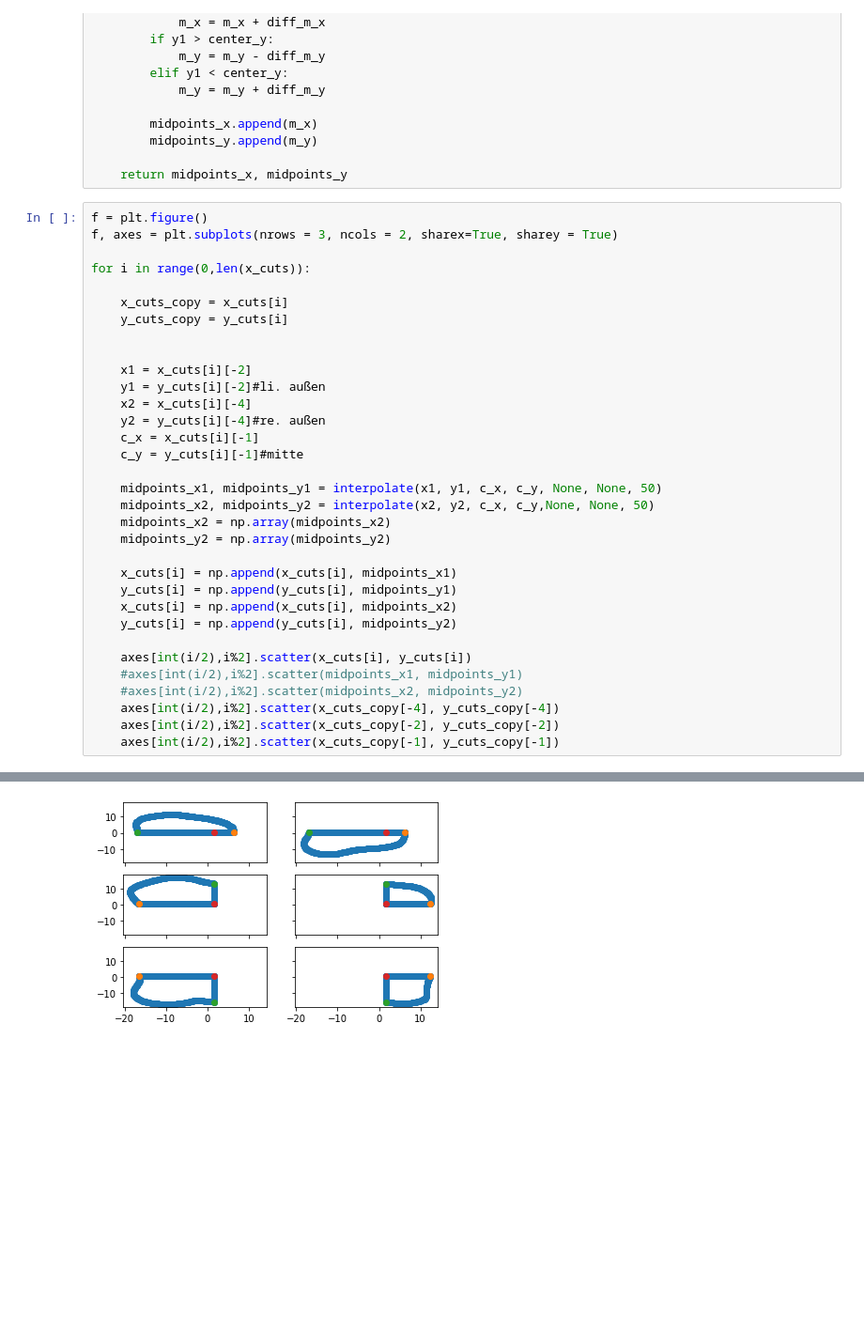
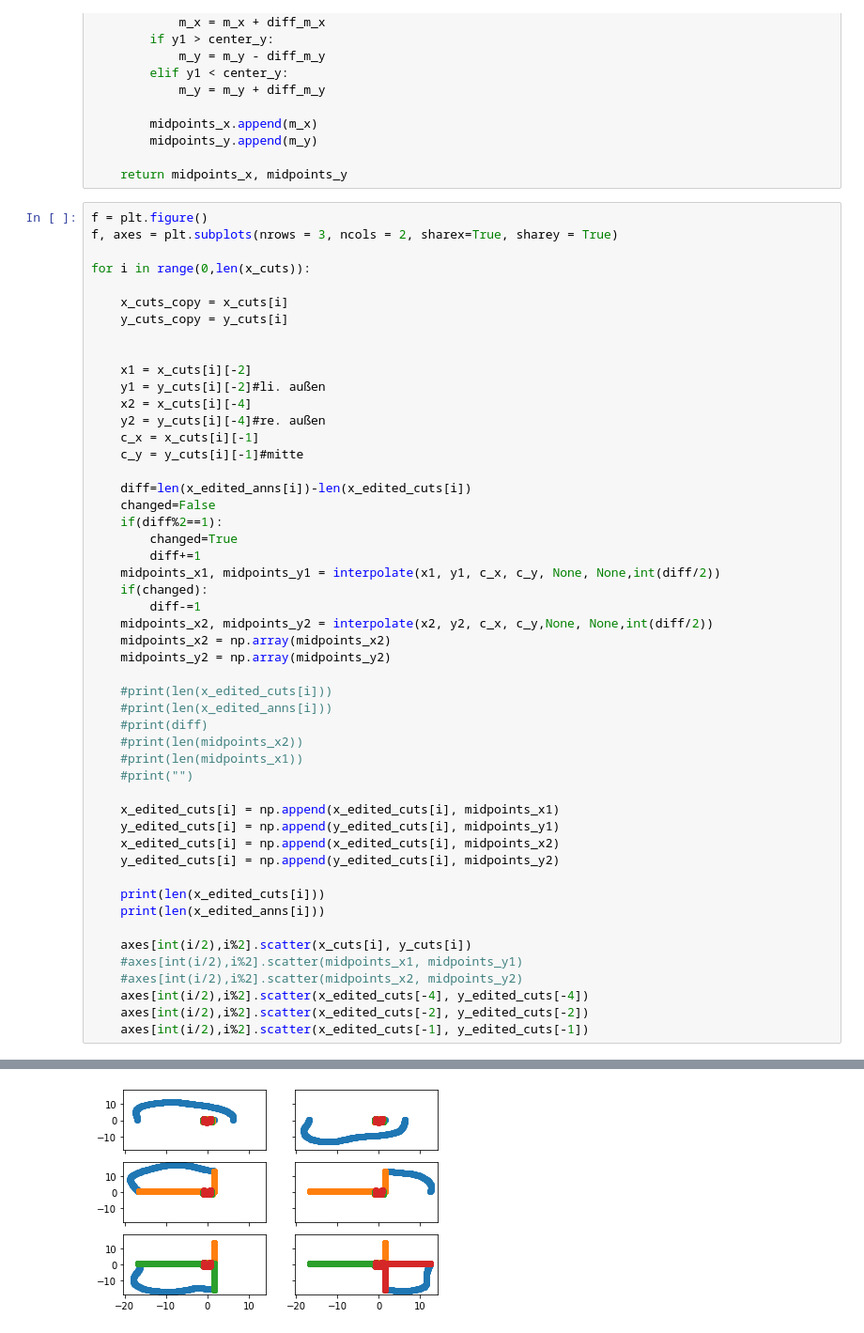
Before and after one commit to AlexHTW/mpi_beleg_4, a Jupyter notebook: registration.ipynb, the cells around one changed output, grey strips where cells are left out. Shown: that part at 94% size. Cells and saved outputs as stored; diff of their text form; blank space fills up the shorter version.

```diff
--- a/registration.ipynb
+++ b/registration.ipynb
@@ -370,20 +370,37 @@ for i in range(0,len(x_cuts)):
     c_x = x_cuts[i][-1]
     c_y = y_cuts[i][-1]#mitte
 
-    midpoints_x1, midpoints_y1 = interpolate(x1, y1, c_x, c_y, None, None, 50)
-    midpoints_x2, midpoints_y2 = interpolate(x2, y2, c_x, c_y,None, None, 50)
+    diff=len(x_edited_anns[i])-len(x_edited_cuts[i])
+    changed=False
+    if(diff%2==1):
+        changed=True
+        diff+=1
+    midpoints_x1, midpoints_y1 = interpolate(x1, y1, c_x, c_y, None, None,int(diff/2))
+    if(changed):
+        diff-=1
+    midpoints_x2, midpoints_y2 = interpolate(x2, y2, c_x, c_y,None, None,int(diff/2))
     midpoints_x2 = np.array(midpoints_x2)
     midpoints_y2 = np.array(midpoints_y2)
 
-    x_cuts[i] = np.append(x_cuts[i], midpoints_x1)
-    y_cuts[i] = np.append(y_cuts[i], midpoints_y1)
-    x_cuts[i] = np.append(x_cuts[i], midpoints_x2)
-    y_cuts[i] = np.append(y_cuts[i], midpoints_y2)
+    #print(len(x_edited_cuts[i]))
+    #print(len(x_edited_anns[i]))
+    #print(diff)
+    #print(len(midpoints_x2))
+    #print(len(midpoints_x1))
+    #print("")
+
+    x_edited_cuts[i] = np.append(x_edited_cuts[i], midpoints_x1)
+    y_edited_cuts[i] = np.append(y_edited_cuts[i], midpoints_y1)
+    x_edited_cuts[i] = np.append(x_edited_cuts[i], midpoints_x2)
+    y_edited_cuts[i] = np.append(y_edited_cuts[i], midpoints_y2)
+
+    print(len(x_edited_cuts[i]))
+    print(len(x_edited_anns[i]))
 
     axes[int(i/2),i%2].scatter(x_cuts[i], y_cuts[i])
     #axes[int(i/2),i%2].scatter(midpoints_x1, midpoints_y1)
     #axes[int(i/2),i%2].scatter(midpoints_x2, midpoints_y2)
-    axes[int(i/2),i%2].scatter(x_cuts_copy[-4], y_cuts_copy[-4])
-    axes[int(i/2),i%2].scatter(x_cuts_copy[-2], y_cuts_copy[-2])
-    axes[int(i/2),i%2].scatter(x_cuts_copy[-1], y_cuts_copy[-1])
+    axes[int(i/2),i%2].scatter(x_edited_cuts[-4], y_edited_cuts[-4])
+    axes[int(i/2),i%2].scatter(x_edited_cuts[-2], y_edited_cuts[-2])
+    axes[int(i/2),i%2].scatter(x_edited_cuts[-1], y_edited_cuts[-1])
 # %% [output]
@@ -391,4 +420,4 @@ for i in range(0,len(x_cuts)):
-[figure, old version]
+[figure, new version]
 # %%
 from functools import partial
 from pycpd import DeformableRegistration
```
Also changed, not shown: parts of 8 cells of this notebook.
